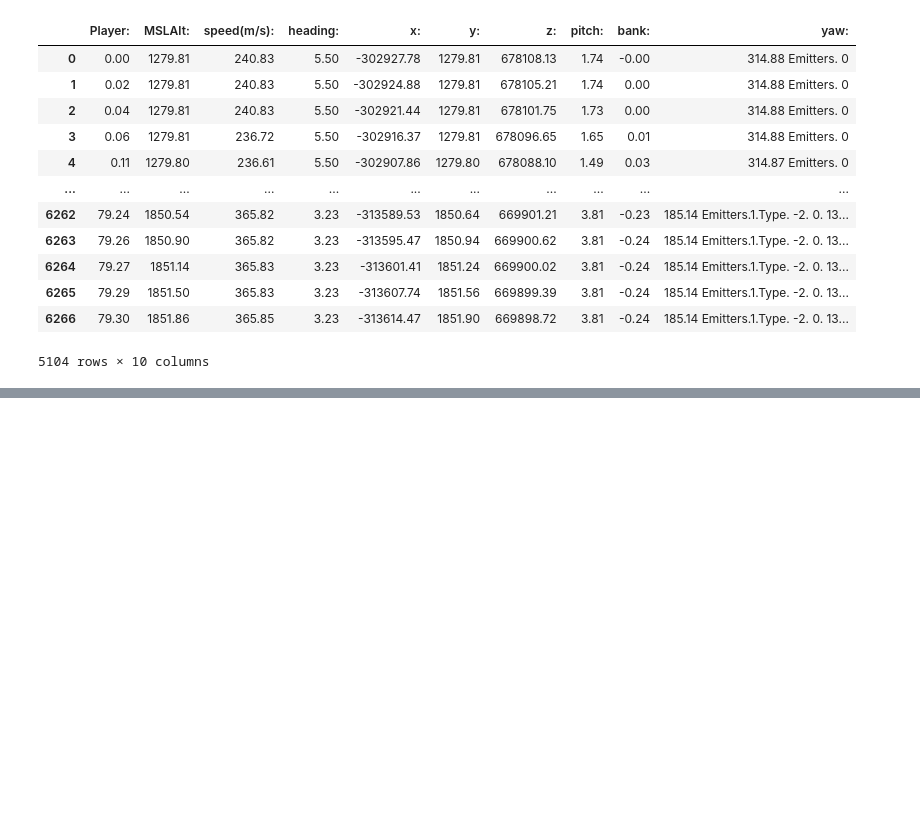
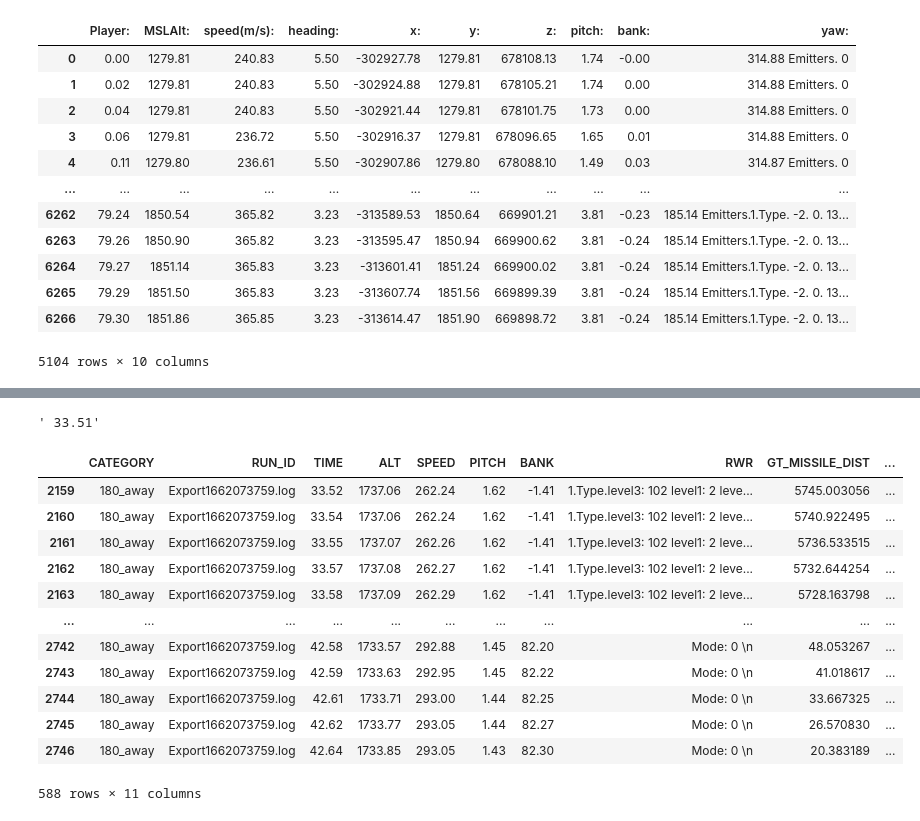
Before and after one commit to SnekCode/DCSDataExport, a Jupyter notebook: data_processing/preprocessing_scratchpad.ipynb, the cells around one changed output, grey strips where cells are left out. Drawn from its saved outputs; the diff is of its cells as text; code cells hidden in the pictures; blank space fills up the shorter version.

```diff
--- a/data_processing/preprocessing_scratchpad.ipynb
+++ b/data_processing/preprocessing_scratchpad.ipynb
@@ -107,0 +419,38 @@ df
+# %%
+indices = []
+for i, r in enumerate(col):
+    search = re.search(r'.*(missile_radio_guided Mode:)', r)
+    if search is not None:
+        indices.append(i)
+first_index = indices[0]
+# %%
+
+
+def time_since_lock_on(row, first_lock_t):
+    row['TIME_SINCE_LOCK'] = float(row['TIME']) - float(first_lock_t)
+    return row
+df =df.apply(time_since_lock_on, axis=1, first_lock_t=df.iloc[first_index, 2])
+# %%
+df.iloc[first_index, 2]
+# %% [output]
+' 33.51'
+# %%
+def drop_early_and_late_runs(df):
+    df = df[df['T_UNTIL_IMPACT'] > 0]
+    df = df[df['TIME_SINCE_LOCK'] > 0]
+    return df
+drop_early_and_late_runs(df)
+# %% [output]
+|  | CATEGORY | RUN_ID | TIME | ALT | SPEED | PITCH | BANK | RWR | GT_MISSILE_DIST | ... |
+| 2159 | 180_away | Export1662073759.log | 33.52 | 1737.06 | 262.24 | 1.62 | -1.41 | 1.Type.level3: 102 level1: 2 leve... | 5745.003056 | ... |
+| 2160 | 180_away | Export1662073759.log | 33.54 | 1737.06 | 262.24 | 1.62 | -1.41 | 1.Type.level3: 102 level1: 2 leve... | 5740.922495 | ... |
+| 2161 | 180_away | Export1662073759.log | 33.55 | 1737.07 | 262.26 | 1.62 | -1.41 | 1.Type.level3: 102 level1: 2 leve... | 5736.533515 | ... |
+| 2162 | 180_away | Export1662073759.log | 33.57 | 1737.08 | 262.27 | 1.62 | -1.41 | 1.Type.level3: 102 level1: 2 leve... | 5732.644254 | ... |
+| 2163 | 180_away | Export1662073759.log | 33.58 | 1737.09 | 262.29 | 1.62 | -1.41 | 1.Type.level3: 102 level1: 2 leve... | 5728.163798 | ... |
+| ... | ... | ... | ... | ... | ... | ... | ... | ... | ... | ... |
+| 2742 | 180_away | Export1662073759.log | 42.58 | 1733.57 | 292.88 | 1.45 | 82.20 | Mode: 0 \n | 48.053267 | ... |
+| 2743 | 180_away | Export1662073759.log | 42.59 | 1733.63 | 292.95 | 1.45 | 82.22 | Mode: 0 \n | 41.018617 | ... |
+| 2744 | 180_away | Export1662073759.log | 42.61 | 1733.71 | 293.00 | 1.44 | 82.25 | Mode: 0 \n | 33.667325 | ... |
+| 2745 | 180_away | Export1662073759.log | 42.62 | 1733.77 | 293.05 | 1.44 | 82.27 | Mode: 0 \n | 26.570830 | ... |
+| 2746 | 180_away | Export1662073759.log | 42.64 | 1733.85 | 293.05 | 1.43 | 82.30 | Mode: 0 \n | 20.383189 | ... |
+588 rows × 11 columns
```
Also changed, not shown: parts of 20 cells of this notebook, 5 other files.
